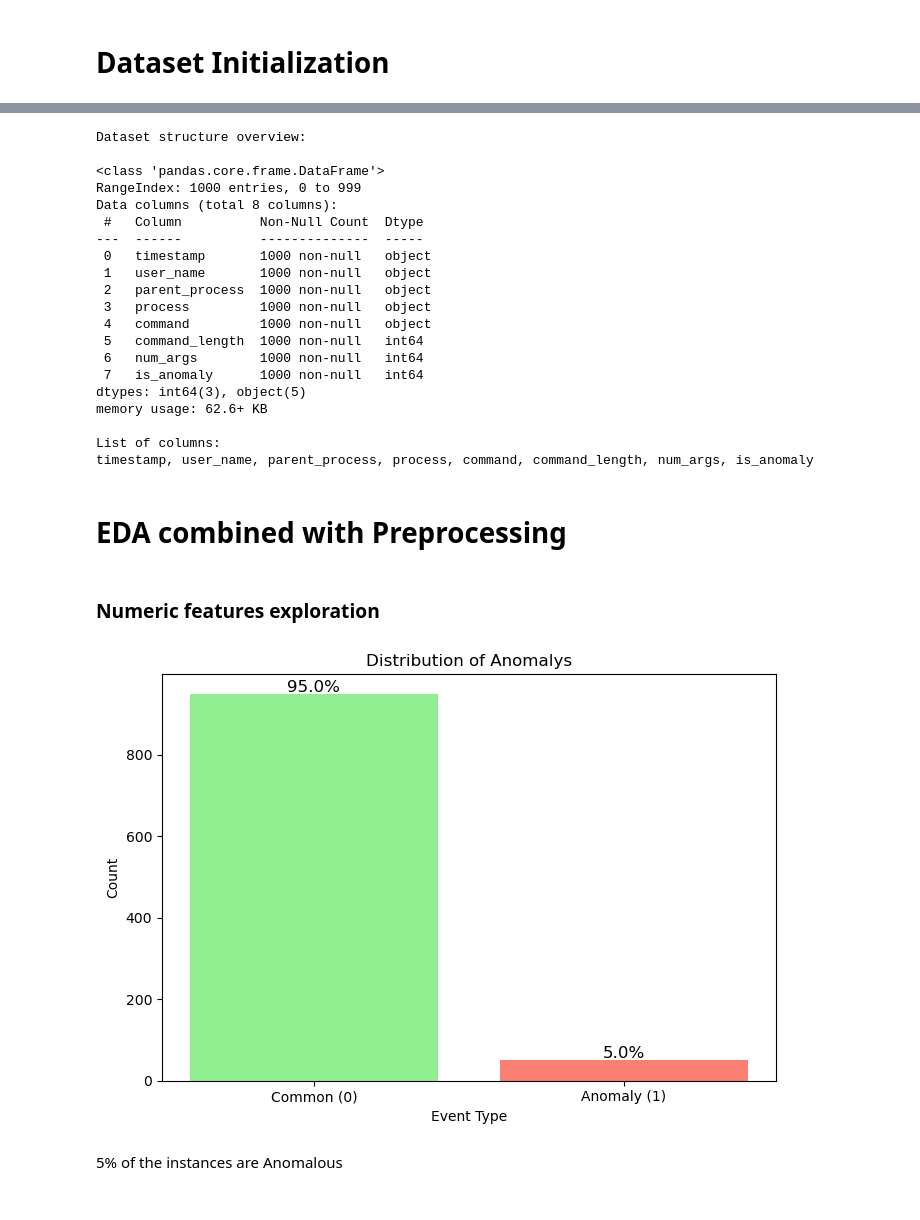
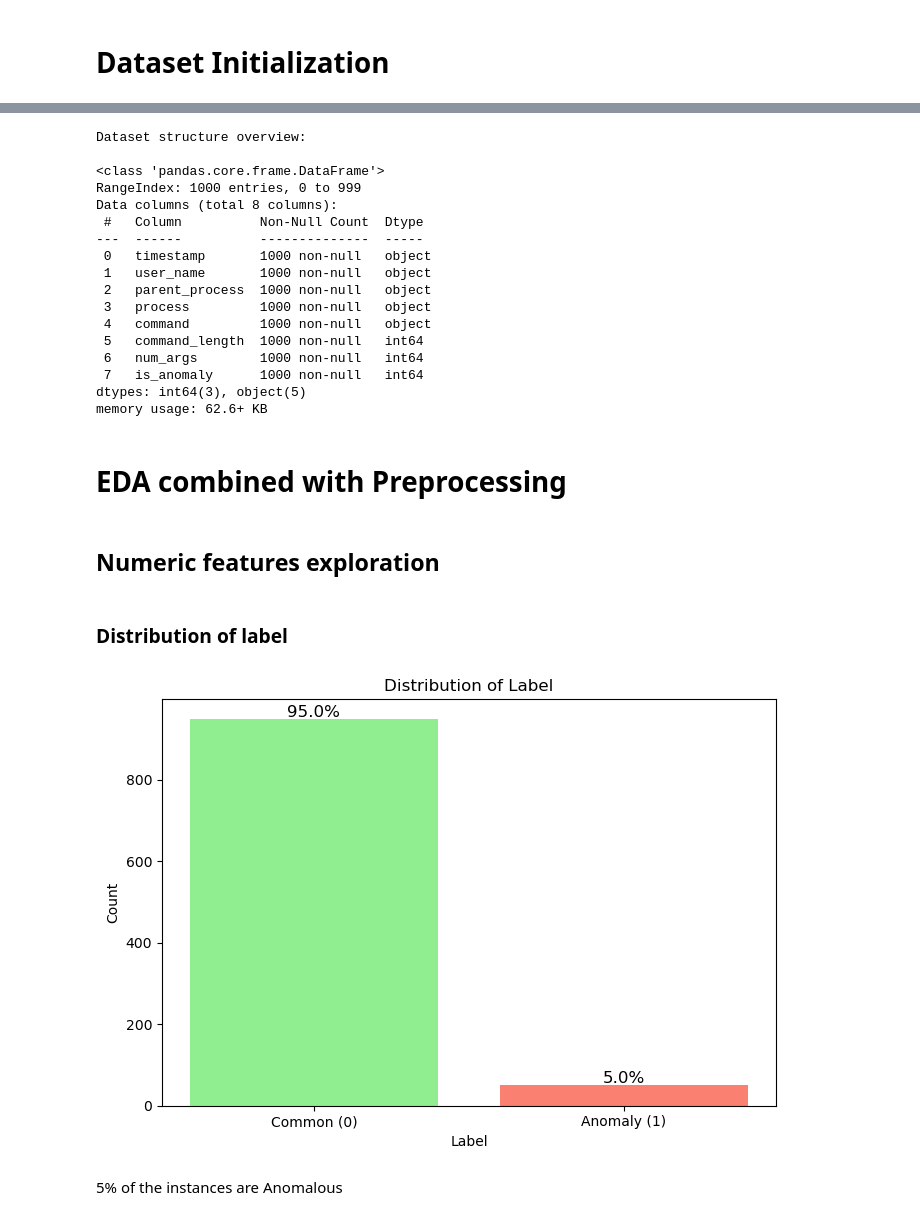
Before and after one commit to michael-naf/hit_cybersecurity_enhabced_by_ai, a Jupyter notebook: Lab2-Basic-Anomaly-Detection/work/Lab_2.ipynb, the cells around one changed output, grey strips where cells are left out. Cells and saved outputs as stored; diff of their text form; code cells hidden in the pictures.

```diff
--- a/Lab2-Basic-Anomaly-Detection/work/Lab_2.ipynb
+++ b/Lab2-Basic-Anomaly-Detection/work/Lab_2.ipynb
@@ -48,13 +48,10 @@ Dataset loaded successfully! Shape: 1,000 rows × 8 columns
 | 18 | 02-11-25 18:38:25 | dev.jake | wmiprvse.exe | bash.exe | Get-Process | 11 | 1 | 0 |
 | 19 | 02-11-25 19:00:40 | oleg.kov | msedge.exe | net.exe | dir C:\Users\Public | 19 | 2 | 0 |
 # %%
-# Let's see which columns are available and what their data types are.
+# Columns and their data types
 
 print("Dataset structure overview:\n")
 df.info()
-
-print("\nList of columns:")
-print(", ".join(df.columns))
 # %% [output]
 Dataset structure overview:
 
@@ -73,39 +70,33 @@ Data columns (total 8 columns):
  7   is_anomaly      1000 non-null   int64
 dtypes: int64(3), object(5)
 memory usage: 62.6+ KB
-
-List of columns:
-timestamp, user_name, parent_process, process, command, command_length, num_args, is_anomaly
 # %% [markdown]
 # EDA combined with Preprocessing
-# %% [markdown]
-### Numeric features exploration
+# %% [markdown]
+## Numeric features exploration
+# %% [markdown]
+### Distribution of label
 # %%
-# === Distribution of attack classes and labels ===
 
 counts = df["is_anomaly"].value_counts().sort_index()
 
-# Custom bar names
 bar_labels = ["Common (0)", "Anomaly (1)"]
-# Custom colors for each bar
 colors = ["lightgreen", "salmon"]
 
 plt.figure(figsize=(7, 5))
 
-# Create the bar plot
 plt.bar(bar_labels, counts.values, color=colors)
 
-# Add numeric labels above bars
 for i, value in enumerate(counts.values):
     plt.text(i, value + 5, str(value/10)+"%", ha='center', fontsize=12)
 
-plt.xlabel("Event Type")
+plt.xlabel("Label")
 plt.ylabel("Count")
-plt.title("Distribution of Anomalys")
+plt.title("Distribution of Label")
 
 plt.tight_layout()
 plt.show()
 # %% [output]
-[figure, old version]
+[figure, new version]
 # %% [markdown]
 5% of the instances are Anomalous
```
Also changed, not shown: parts of 20 cells of this notebook.
